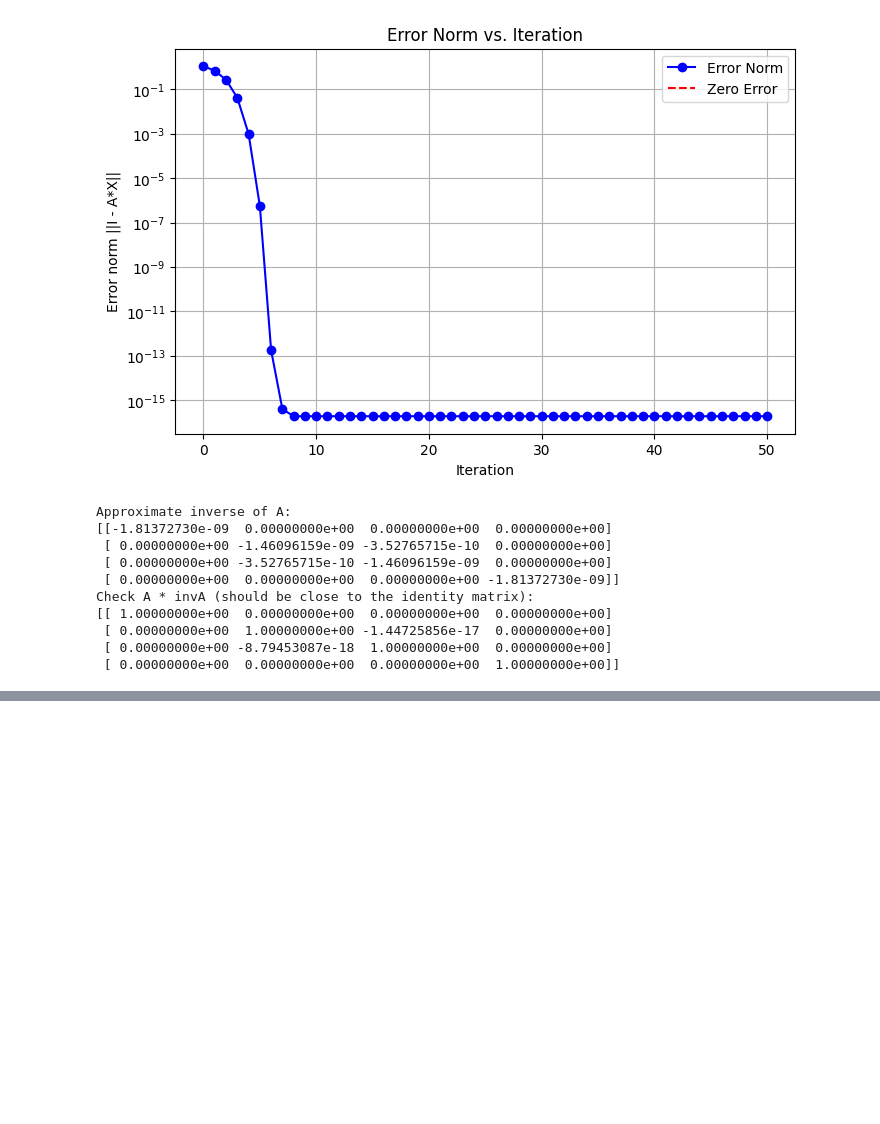
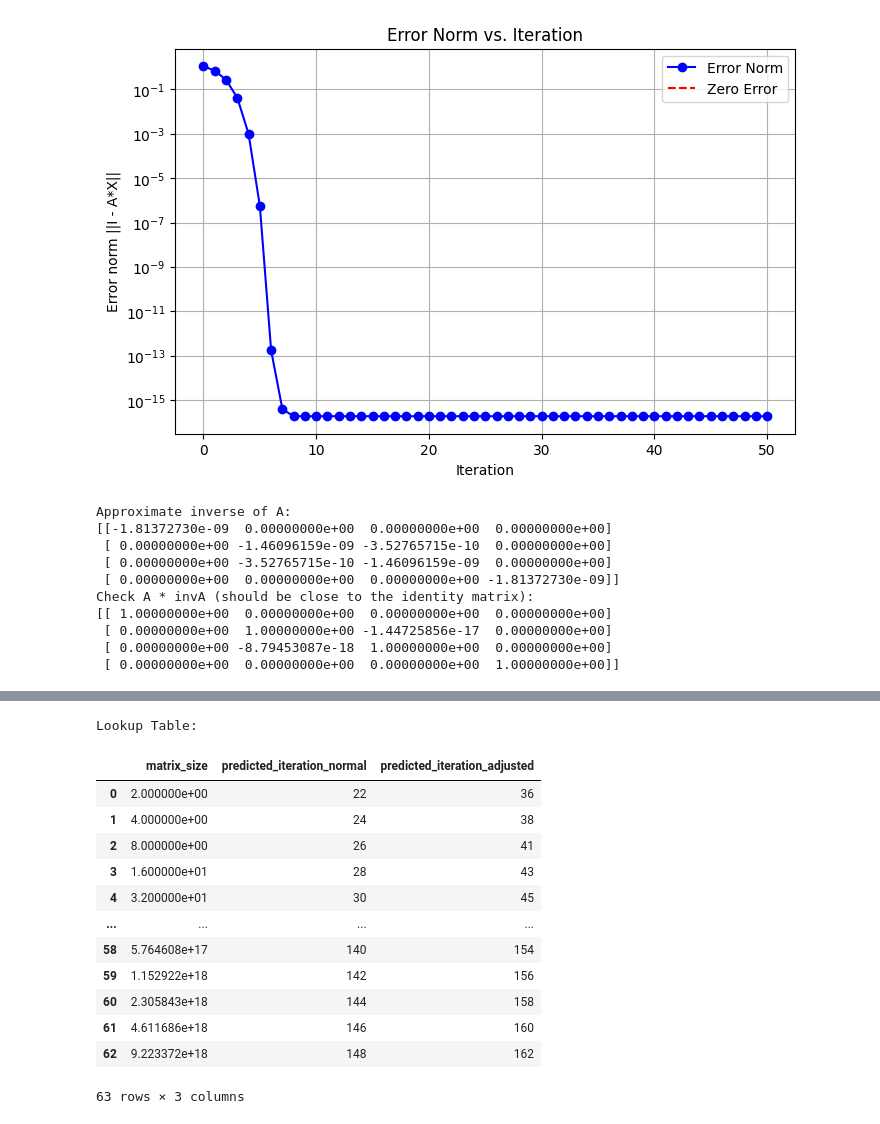
Before and after one commit to PanScout/quantum-fpga, a Jupyter notebook: python/Estimate_Inverse.ipynb, the cells around one changed output, grey strips where cells are left out. Saved outputs shown, nothing was run; the diff lists cells and outputs as text; code cells hidden in the pictures; blank space fills up the shorter version.

```diff
--- a/python/Estimate_Inverse.ipynb
+++ b/python/Estimate_Inverse.ipynb
@@ -560,0 +535,79 @@ plt.show()
+# %%
+import numpy as np
+import pandas as pd
+import math
+
+def predict_iteration_ceiling_normal(x, a, b):
+    """
+    Predicts the iteration using the normal log fit and returns its ceiling.
+
+    Equation: y = a * log(x) + b
+
+    Parameters:
+        x (float or array-like): Matrix size.
+        a (float): Slope from the log fit.
+        b (float): Intercept from the log fit.
+
+    Returns:
+        int or array-like: Ceiling of the predicted iteration.
+    """
+    pred = a * np.log(x) + b
+    return int(np.ceil(pred)) if np.isscalar(x) else np.ceil(pred).astype(int)
+
+def predict_iteration_ceiling_adjusted(x, a, b_adjusted):
+    """
+    Predicts the iteration using the adjusted log fit and returns its ceiling.
+
+    Equation: y = a * log(x) + b_adjusted, where b_adjusted = b + shift.
+
+    Parameters:
+        x (float or array-like): Matrix size.
+        a (float): Slope from the log fit.
+        b_adjusted (float): Adjusted intercept (b + shift).
+
+    Returns:
+        int or array-like: Ceiling of the predicted iteration.
+    """
+    pred = a * np.log(x) + b_adjusted
+    return int(np.ceil(pred)) if np.isscalar(x) else np.ceil(pred).astype(int)
+
+# --- Create lookup table for powers of two only ---
+# For example, using powers from 2^1 up to 2^63.
+lookup_sizes = np.array([2 ** i for i in range(1, 64)])
+
+# Create a DataFrame with predictions from both models.
+lookup_table = pd.DataFrame({'matrix_size': lookup_sizes})
+lookup_table['predicted_iteration_normal'] = lookup_table['matrix_size'].apply(lambda x: predict_iteration_ceiling_normal(x, a, b))
+lookup_table['predicted_iteration_adjusted'] = lookup_table['matrix_size'].apply(lambda x: predict_iteration_ceiling_adjusted(x, a, b_adjusted))
+
+print("Lookup Table:")
+display(lookup_table)
+
+# Define formatters for each column to prevent scientific notation.
+formatters = {
+    "matrix_size": lambda x: f"{x:.0f}",
+    "predicted_iteration_normal": lambda x: f"{x:.0f}",
+    "predicted_iteration_adjusted": lambda x: f"{x:.0f}"
+}
+
+# Convert the DataFrame to a formatted string.
+formatted_table = lookup_table.to_string(index=False, formatters=formatters)
+
+# Write the formatted string to a text file.
+with open("lookup_table.txt", "w") as f:
+    f.write(formatted_table)
+# %% [output]
+Lookup Table:
+|  | matrix_size | predicted_iteration_normal | predicted_iteration_adjusted |
+| 0 | 2.000000e+00 | 22 | 36 |
+| 1 | 4.000000e+00 | 24 | 38 |
+| 2 | 8.000000e+00 | 26 | 41 |
+| 3 | 1.600000e+01 | 28 | 43 |
+| 4 | 3.200000e+01 | 30 | 45 |
+| ... | ... | ... | ... |
+| 58 | 5.764608e+17 | 140 | 154 |
+| 59 | 1.152922e+18 | 142 | 156 |
+| 60 | 2.305843e+18 | 144 | 158 |
+| 61 | 4.611686e+18 | 146 | 160 |
+| 62 | 9.223372e+18 | 148 | 162 |
+63 rows × 3 columns
```
Also changed, not shown: parts of 14 cells of this notebook.
